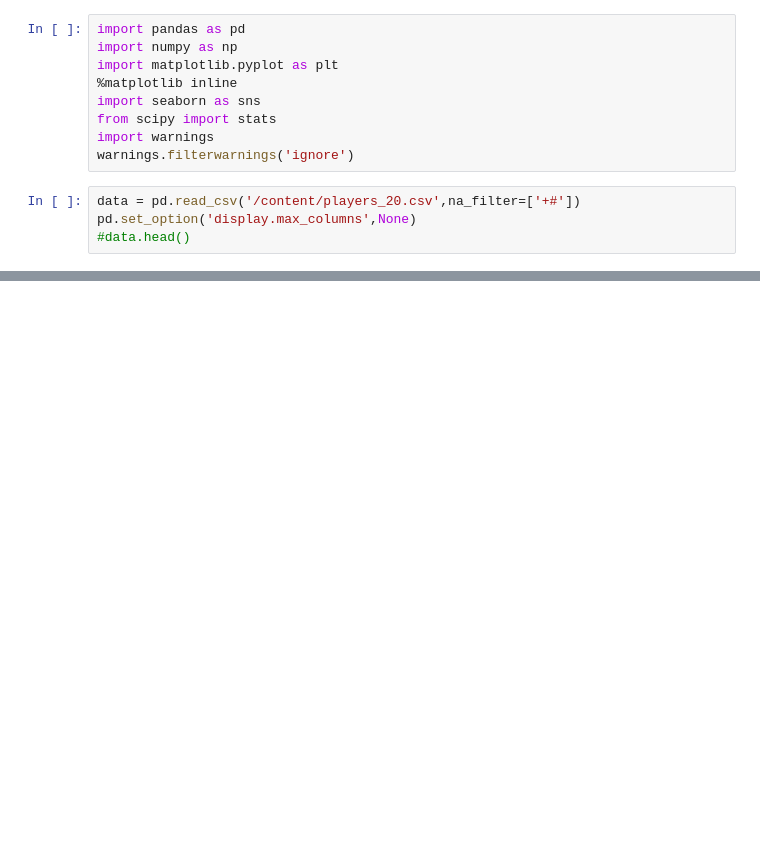
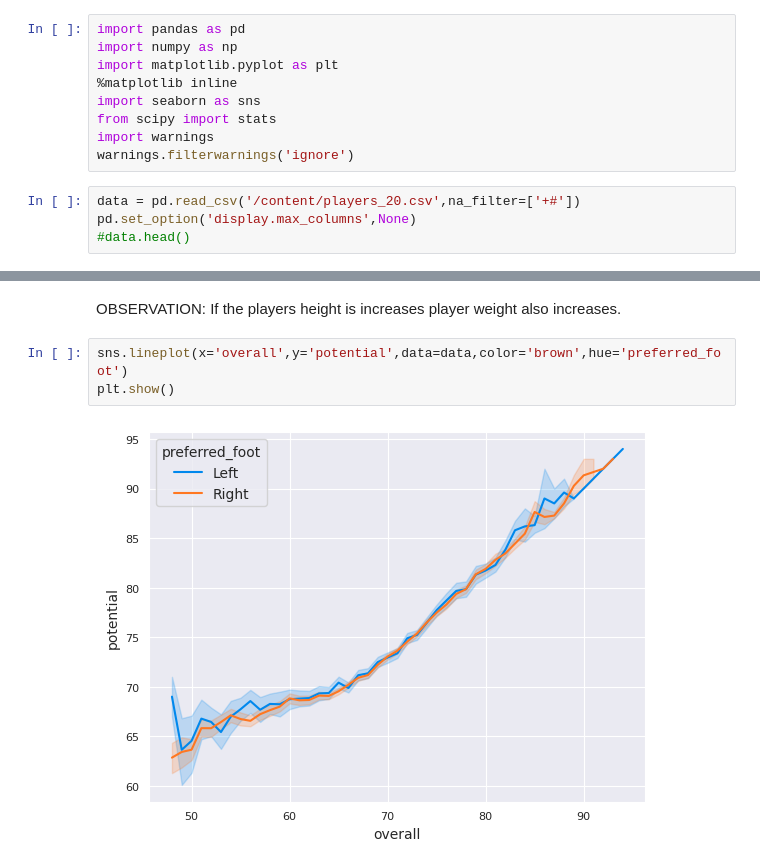
Before and after one commit to shakti57/batch18, a Jupyter notebook: Project_FIFA20.ipynb, the cells around one changed output, grey strips where cells are left out. Drawn from its saved outputs; the diff is of its cells as text; blank space fills up the shorter version.

```diff
--- a/Project_FIFA20.ipynb
+++ b/Project_FIFA20.ipynb
@@ -24,0 +291,8 @@ LOAD DATA![fifa.png](embedded-picture-1)
+# %% [markdown]
+OBSERVATION:
+If the players height is increases player weight also increases.
+# %%
+sns.lineplot(x='overall',y='potential',data=data,color='brown',hue='preferred_foot')
+plt.show()
+# %% [output]
+[figure, added]
```
Also changed, not shown: parts of 29 cells of this notebook.
